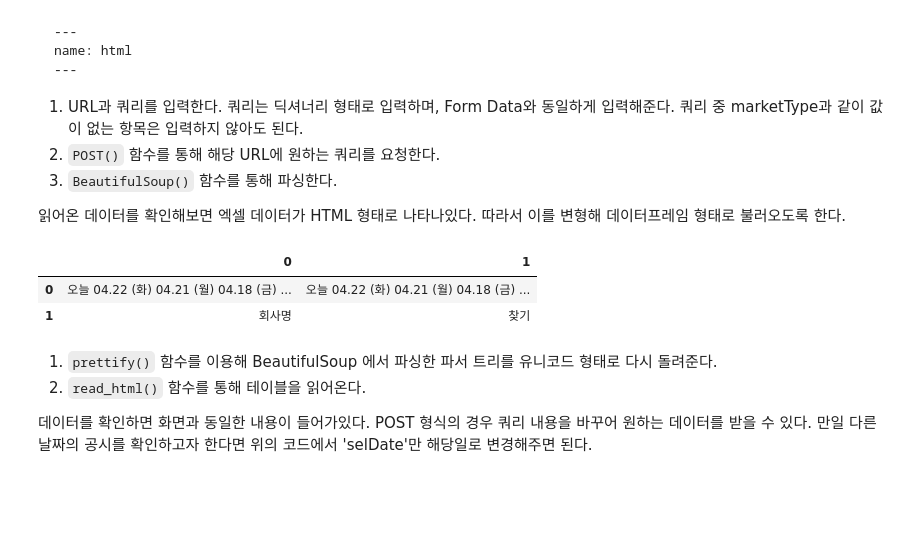
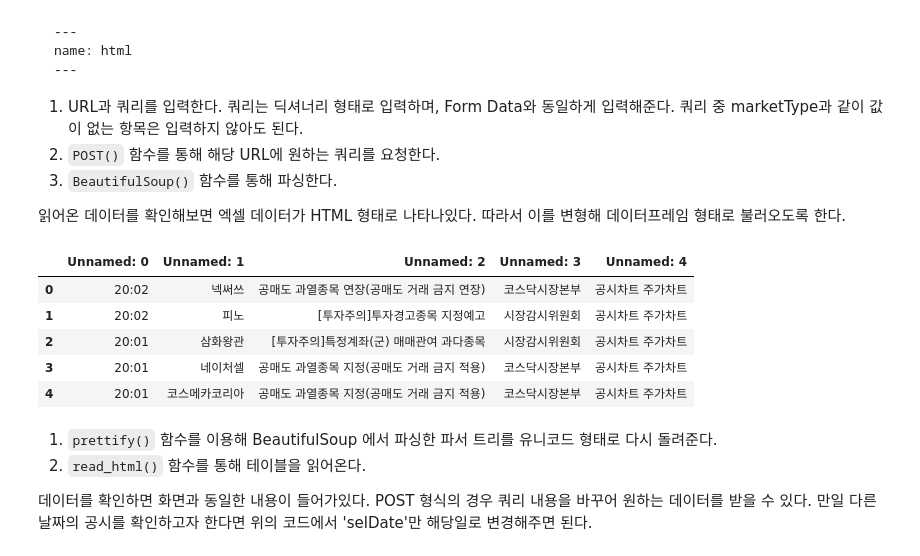
Before and after one commit to KwonOil/study_ai, a Jupyter notebook: 2.웹크로링연습자료.ipynb, the cells around one changed output. Cells and saved outputs as stored; diff of their text form; code cells hidden in the pictures; blank space fills up the shorter version.

```diff
--- a/2.웹크로링연습자료.ipynb
+++ b/2.웹크로링연습자료.ipynb
@@ -563,19 +561,19 @@ POST 방식의 데이터 요청
 
 POST 방식으로 쿼리를 요청하는 방법을 코드로 나타내면 다음과 같다.
 # %%
-url = 'https://kind.krx.co.kr/disclosure/todaydisclosure.do?method=searchTodayDisclosureMain'
+url = 'https://kind.krx.co.kr/disclosure/todaydisclosure.do'
 payload = {
     'method': 'searchTodayDisclosureSub',
     'currentPageSize': 15,
     'pageIndex': 1,
-    'orderMode': 0,
+    'orderMode': '0',
     'orderStat': 'D',
     'forward': 'todaydisclosure_sub',
     'chose': 'S',
-    'todayFlag': 'Y',
+    'todayFlag': 'N',
     'selDate': '2025-04-23'
-} # 웹페이지레 대한 정보를 딕셔너리로 지정
-disclosure = rq.post(url,data = payload) # <-- post방식
-dis_html = bs(disclosure.content, 'html.parser')
-dis_html
+} # 웹페이지 대한 정보를 딕셔너리로 지정
+data = rq.post(url,data = payload) # <-- post방식
+html = bs(data.content, 'html.parser')
+html
 # %% [output]
@@ -610,13 +608,16 @@ name: html
 
 읽어온 데이터를 확인해보면 엑셀 데이터가 HTML 형태로 나타나있다. 따라서 이를 변형해 데이터프레임 형태로 불러오도록 한다.
 # %%
-html_unicode = dis_html.prettify()
-df = pd.read_html(html_unicode)
-df[0]
+html_unicode = html.prettify()
+tbl = pd.read_html(html.prettify())
+tbl[0].head()
 # %% [output]
-|  | 0 | 1 |
-| 0 | 오늘 04.22 (화) 04.21 (월) 04.18 (금) ... | 오늘 04.22 (화) 04.21 (월) 04.18 (금) ... |
-| 1 | 회사명 | 찾기 |
+|  | Unnamed: 0 | Unnamed: 1 | Unnamed: 2 | Unnamed: 3 | Unnamed: 4 |
+| 0 | 20:02 | 넥써쓰 | 공매도 과열종목 연장(공매도 거래 금지 연장) | 코스닥시장본부 | 공시차트 주가차트 |
+| 1 | 20:02 | 피노 | [투자주의]투자경고종목 지정예고 | 시장감시위원회 | 공시차트 주가차트 |
+| 2 | 20:01 | 삼화왕관 | [투자주의]특정계좌(군) 매매관여 과다종목 | 시장감시위원회 | 공시차트 주가차트 |
+| 3 | 20:01 | 네이처셀 | 공매도 과열종목 지정(공매도 거래 금지 적용) | 코스닥시장본부 | 공시차트 주가차트 |
+| 4 | 20:01 | 코스메카코리아 | 공매도 과열종목 지정(공매도 거래 금지 적용) | 코스닥시장본부 | 공시차트 주가차트 |
 # %% [markdown]
 1. `prettify()` 함수를 이용해 BeautifulSoup 에서 파싱한 파서 트리를 유니코드 형태로 다시 돌려준다.
 2. `read_html()` 함수를 통해 테이블을 읽어온다.
```
Also changed, not shown: parts of 4 cells of this notebook, 6 other files.
